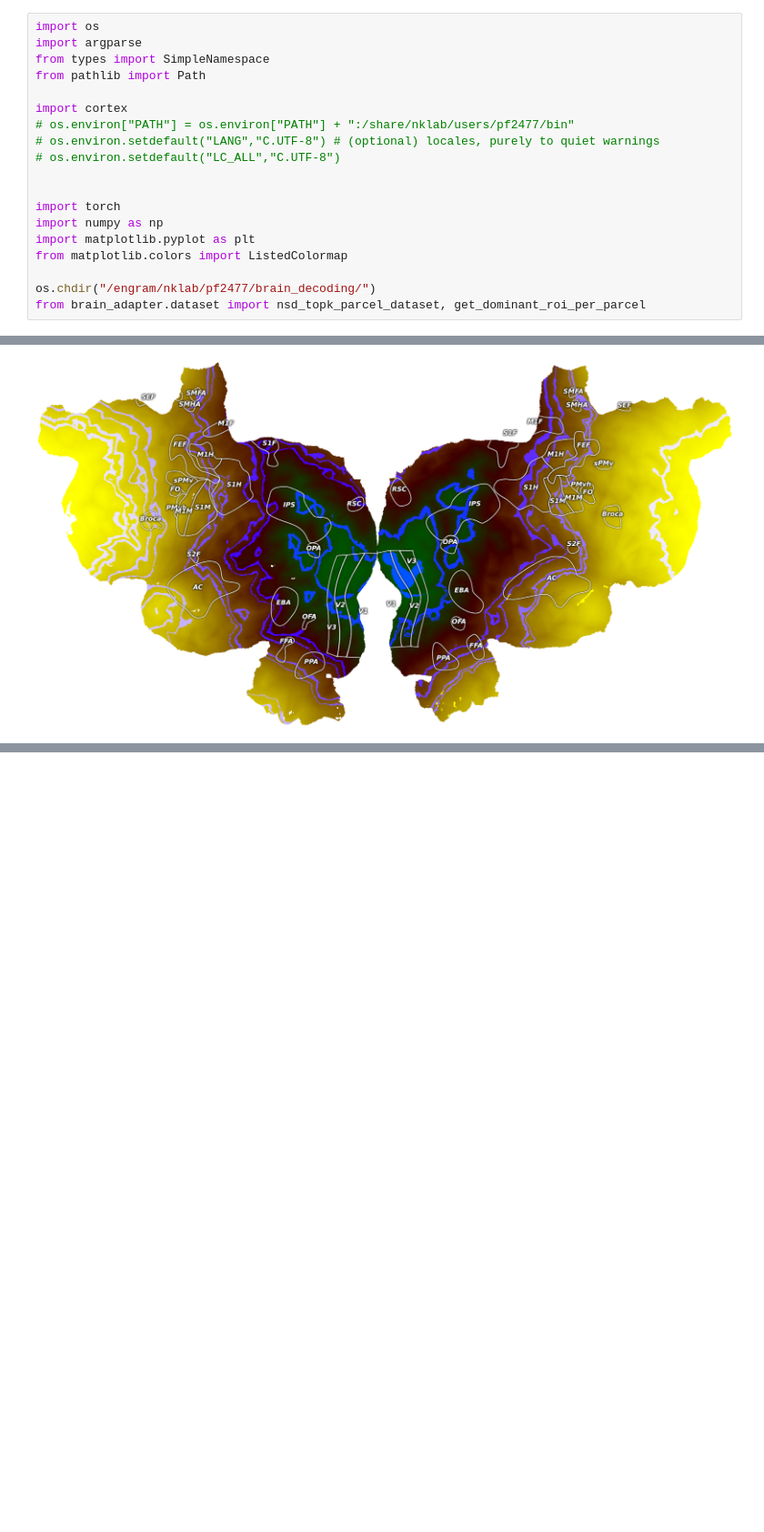
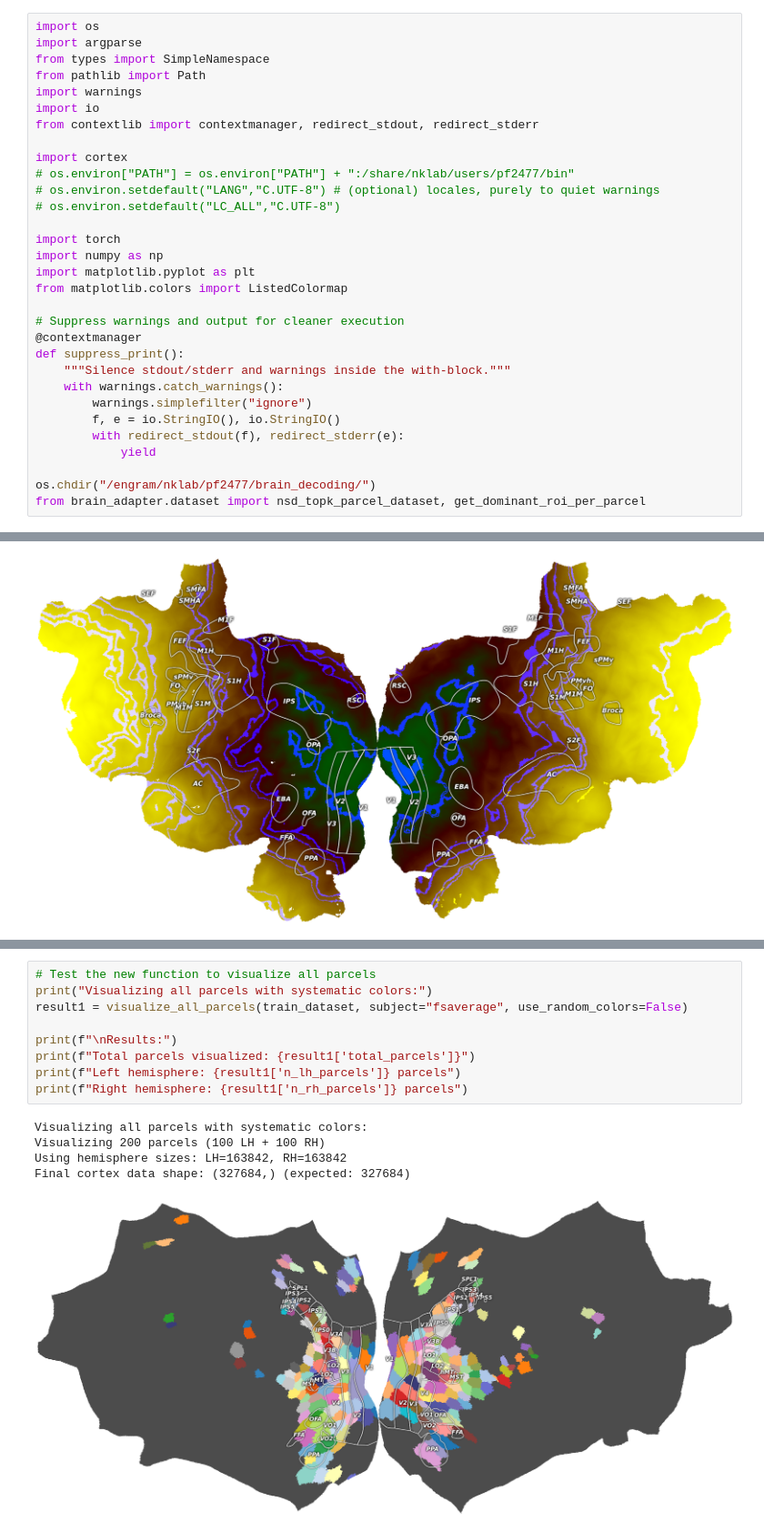
Before and after one commit to kriegeskorte-lab/NeuroAdapter, a Jupyter notebook: notebooks/pycortex_test.ipynb, the cells around one changed output, grey strips where cells are left out. Shown at 91% size. Cells and saved outputs as stored; diff of their text form; blank space fills up the shorter version.

Commit message:
clean up

```diff
--- a/notebooks/pycortex_test.ipynb
+++ b/notebooks/pycortex_test.ipynb
@@ -3,18 +3,30 @@ import os
 import argparse
 from types import SimpleNamespace
 from pathlib import Path
+import warnings
+import io
+from contextlib import contextmanager, redirect_stdout, redirect_stderr
 
 import cortex
 # os.environ["PATH"] = os.environ["PATH"] + ":/share/nklab/users/pf2477/bin"
 # os.environ.setdefault("LANG","C.UTF-8") # (optional) locales, purely to quiet warnings
 # os.environ.setdefault("LC_ALL","C.UTF-8")
 
-
 import torch
 import numpy as np
 import matplotlib.pyplot as plt
 from matplotlib.colors import ListedColormap
 
+# Suppress warnings and output for cleaner execution
+@contextmanager
+def suppress_print():
+    """Silence stdout/stderr and warnings inside the with-block."""
+    with warnings.catch_warnings():
+        warnings.simplefilter("ignore")
+        f, e = io.StringIO(), io.StringIO()
+        with redirect_stdout(f), redirect_stderr(e):
+            yield
+
 os.chdir("/engram/nklab/pf2477/brain_decoding/")
 from brain_adapter.dataset import nsd_topk_parcel_dataset, get_dominant_roi_per_parcel
 # %%
@@ -331,0 +658,15 @@ visualize_parcels_by_roi(train_dataset, metadata, dominant_rois, all_roi_names,
+# %%
+# Test the new function to visualize all parcels
+print("Visualizing all parcels with systematic colors:")
+result1 = visualize_all_parcels(train_dataset, subject="fsaverage", use_random_colors=False)
+
+print(f"\nResults:")
+print(f"Total parcels visualized: {result1['total_parcels']}")
+print(f"Left hemisphere: {result1['n_lh_parcels']} parcels")
+print(f"Right hemisphere: {result1['n_rh_parcels']} parcels")
+# %% [output]
+Visualizing all parcels with systematic colors:
+Visualizing 200 parcels (100 LH + 100 RH)
+Using hemisphere sizes: LH=163842, RH=163842
+Final cortex data shape: (327684,) (expected: 327684)
+[figure, added]
```
Also changed, not shown: parts of 9 cells of this notebook, 33 other files.
